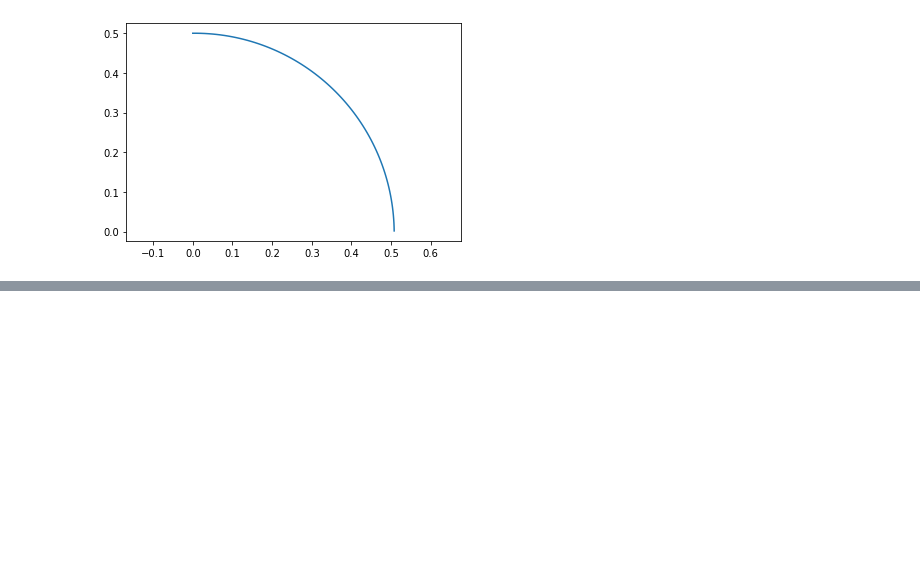
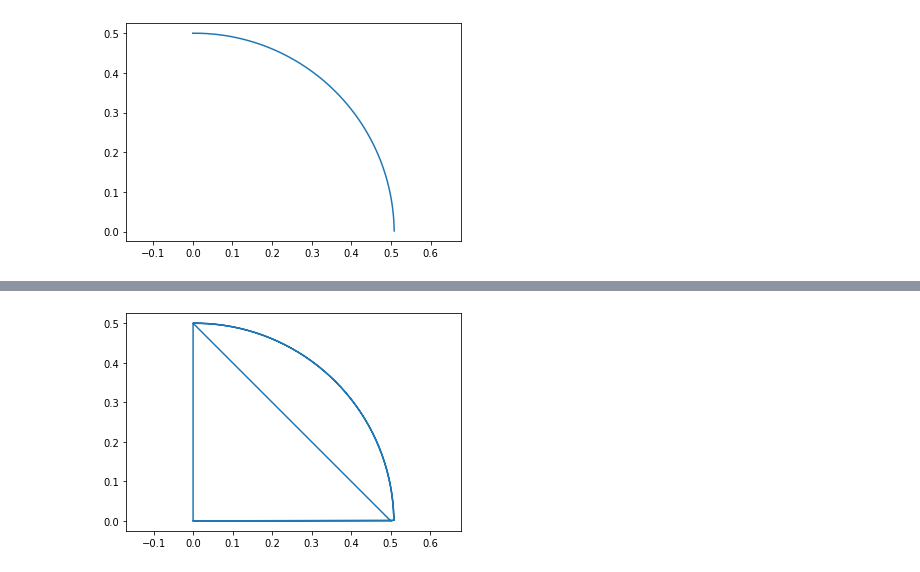
Before and after one commit to florefalcon/Projet-maths-info-Eva-et-Flore, a Jupyter notebook: Projet Lignes de niveau.ipynb, the cells around one changed output, grey strips where cells are left out. Saved outputs shown, nothing was run; the diff lists cells and outputs as text; code cells hidden in the pictures; blank space fills up the shorter version.

```diff
--- a/Projet Lignes de niveau.ipynb
+++ b/Projet Lignes de niveau.ipynb
@@ -149,0 +232,20 @@ plt.show()
+# %%
+def contour_complexe (g,c=0.0,xc=[0.0,1.0],yc=[0.0,1.0],d=0.01):
+    xs,ys=[],[]
+    for i in range (0,len(xc)-1):
+        for j in range (0,len(yc)-1):
+            seeds=find_seed_cellule (g,c,i,j,xc,yc)
+            for (tx,ty) in seeds:
+                eps=2**(-35)
+                xs.append(tx)
+                ys.append(ty)
+                (xi,yi)=(tx,ty)+tang_norm(f,tx,ty,d)
+                while (xi>eps and (1-eps)>xi and yi>eps and (1-eps)>yi):
+                    xs.append(xi)
+                    ys.append(yi)
+                    (xi,yi)=(xi,yi)+tang_norm(f,xi,yi,d)
+    return (np.array(xs),np.array(ys))
+# %%
+xc,yc=[-1.0,0.0,1.0],[-1.0,0.0,1.0]
+
+contour_complexe (f,0.25,xc,yc)
@@ -149,0 +270,7 @@ plt.show()
+# %%
+X,Y=contour_complexe (f,0.25,xc,yc)
+plt.plot(X,Y)
+plt.axis("equal")
+plt.show()
+# %% [output]
+[figure, added]
```
Also changed, not shown: parts of 12 cells of this notebook.
